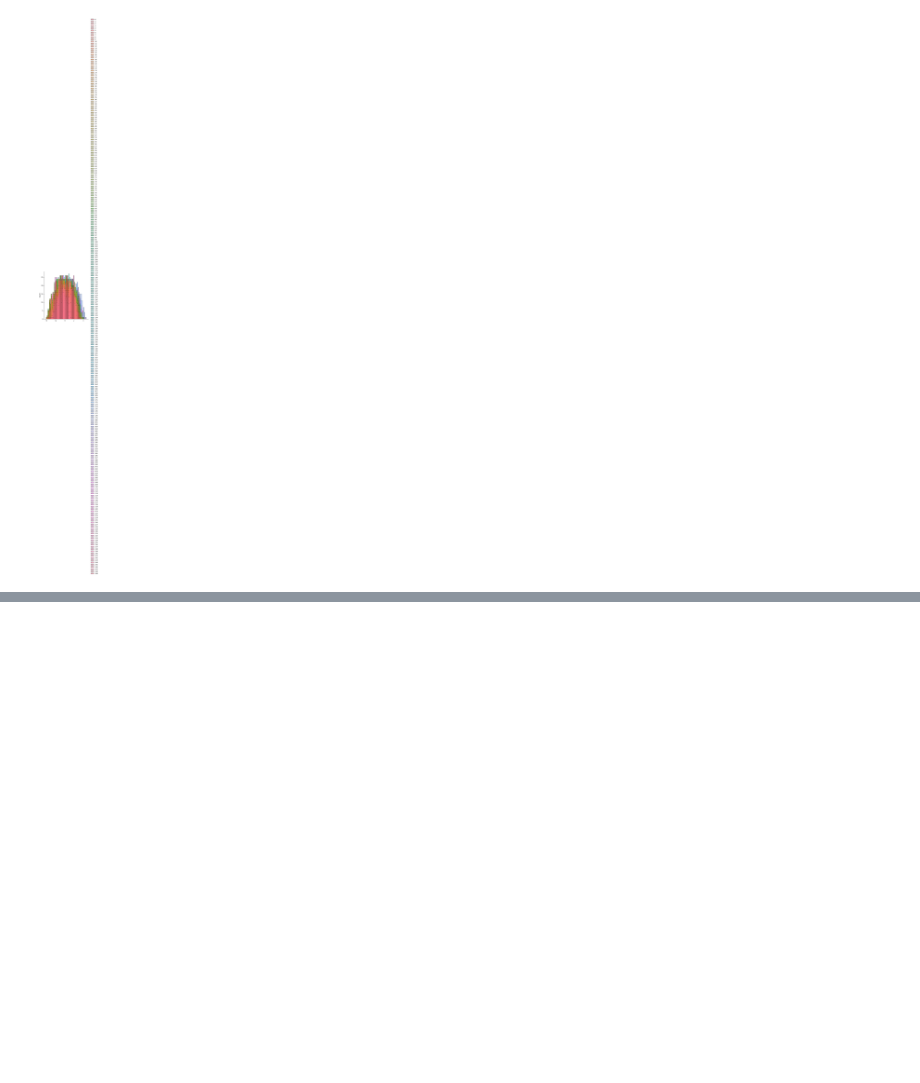
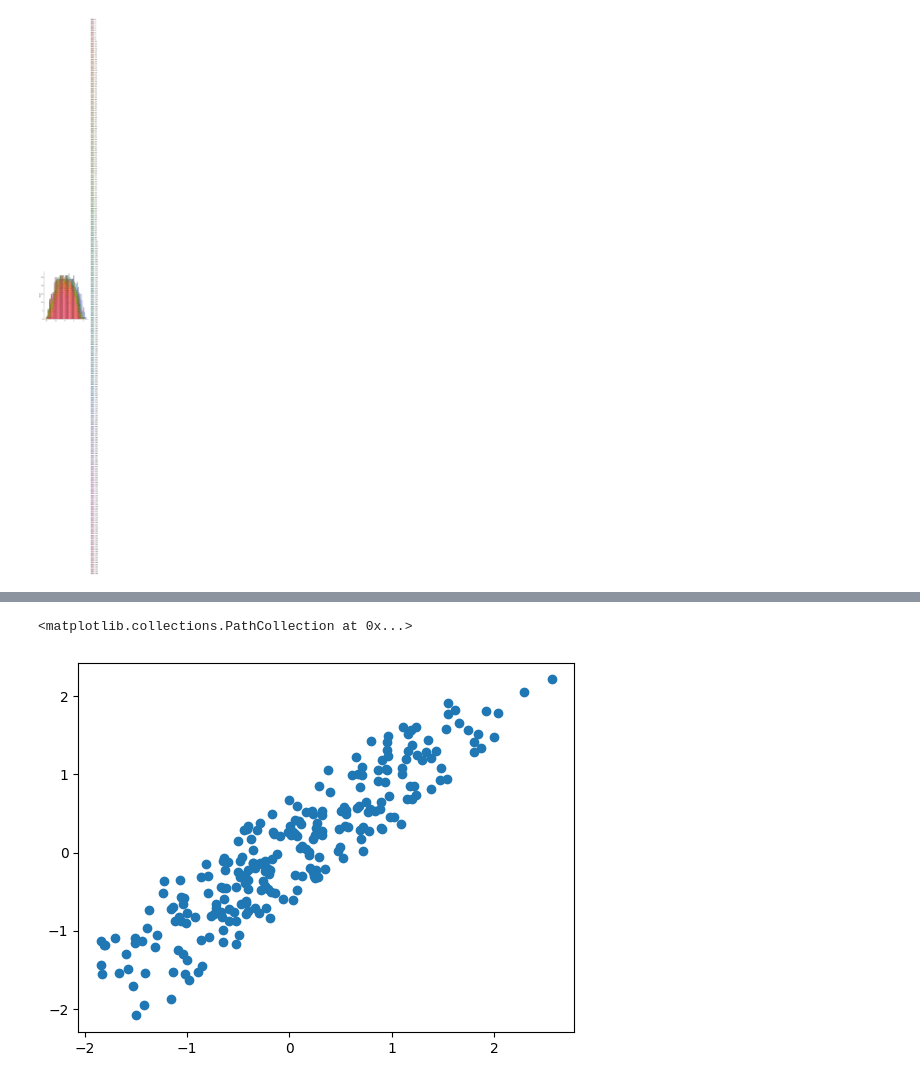
Before and after one commit to faysalmahmud74/HousePricePredictor, a Jupyter notebook: Model.ipynb, the cells around one changed output, grey strips where cells are left out. Saved outputs shown, nothing was run; the diff lists cells and outputs as text; code cells hidden in the pictures; blank space fills up the shorter version.

```diff
--- a/Model.ipynb
+++ b/Model.ipynb
@@ -570,0 +866,2 @@ sns.displot((y_test-predictions), bins=50);
+# %%
+predictions = model.predict(X_test)
@@ -570,0 +870,5 @@ sns.displot((y_test-predictions), bins=50);
+# %%
+plt.scatter(y_test, predictions)
+# %% [output]
+<matplotlib.collections.PathCollection at 0x...>
+[figure, added]
```
Also changed, not shown: parts of 16 cells of this notebook.
